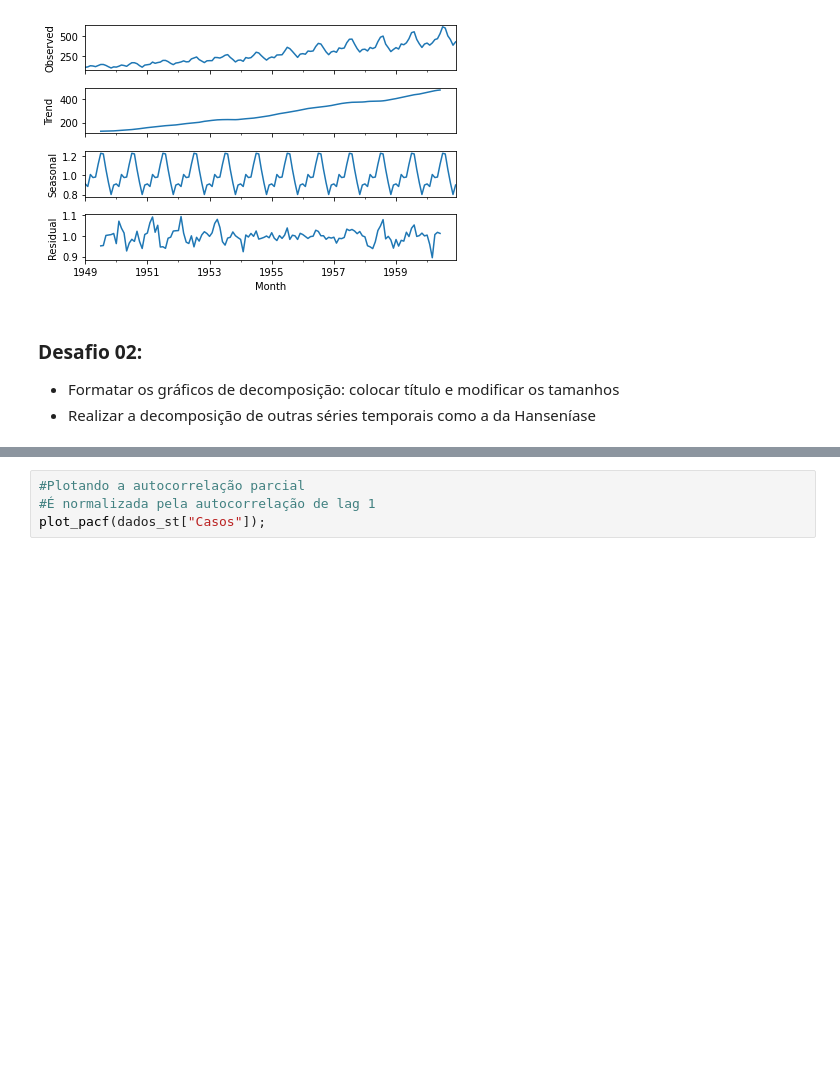
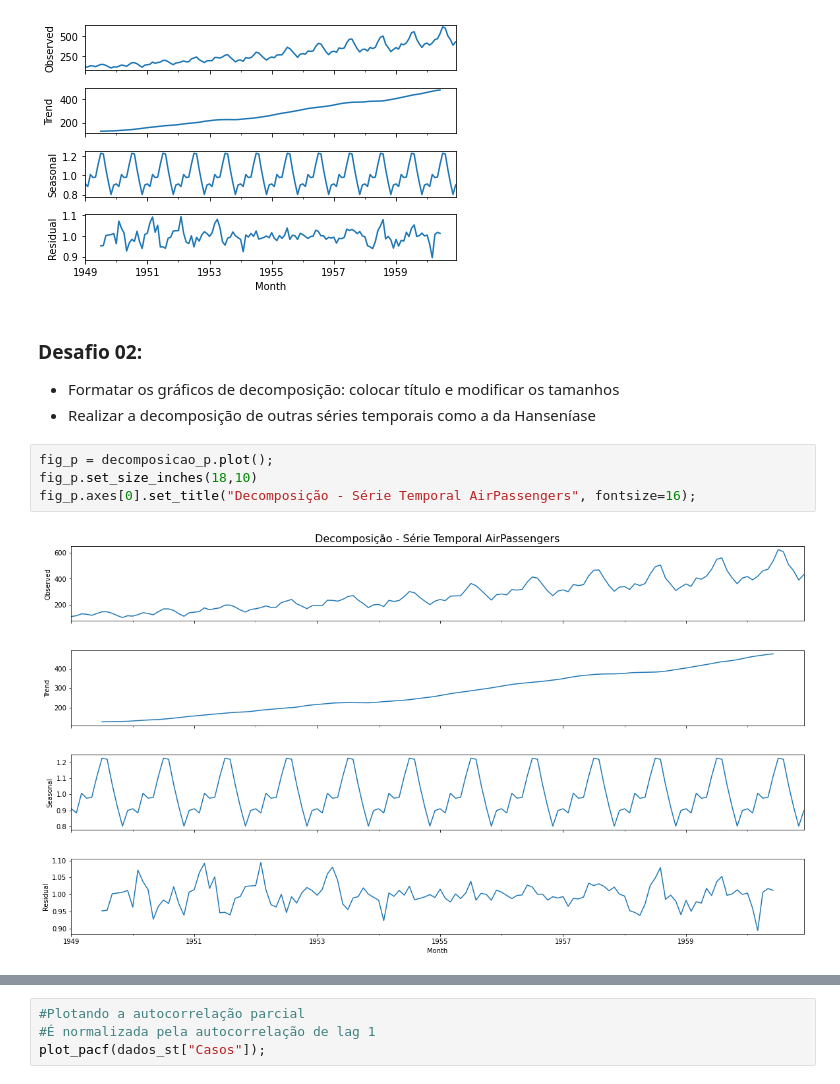
Before and after one commit to claricefiorese/bootcamp-alura-aulas, a Jupyter notebook: Módulo 4/M4 - 4. Decomposição e Autocorrelação.ipynb, the cells around one changed output, grey strips where cells are left out. Cells and saved outputs as stored; diff of their text form; blank space fills up the shorter version.

```diff
--- a/Módulo 4/M4 - 4. Decomposição e Autocorrelação.ipynb
+++ b/Módulo 4/M4 - 4. Decomposição e Autocorrelação.ipynb
@@ -349,3 +379,9 @@ decomposicao_p.plot();
 ### Desafio 02:
 - Formatar os gráficos de decomposição: colocar título e modificar os tamanhos
 - Realizar a decomposição de outras séries temporais como a da Hanseníase
+# %%
+fig_p = decomposicao_p.plot();
+fig_p.set_size_inches(18,10)
+fig_p.axes[0].set_title("Decomposição - Série Temporal AirPassengers", fontsize=16);
+# %% [output]
+[figure, added]
```
Also changed, not shown: parts of 22 cells of this notebook.
